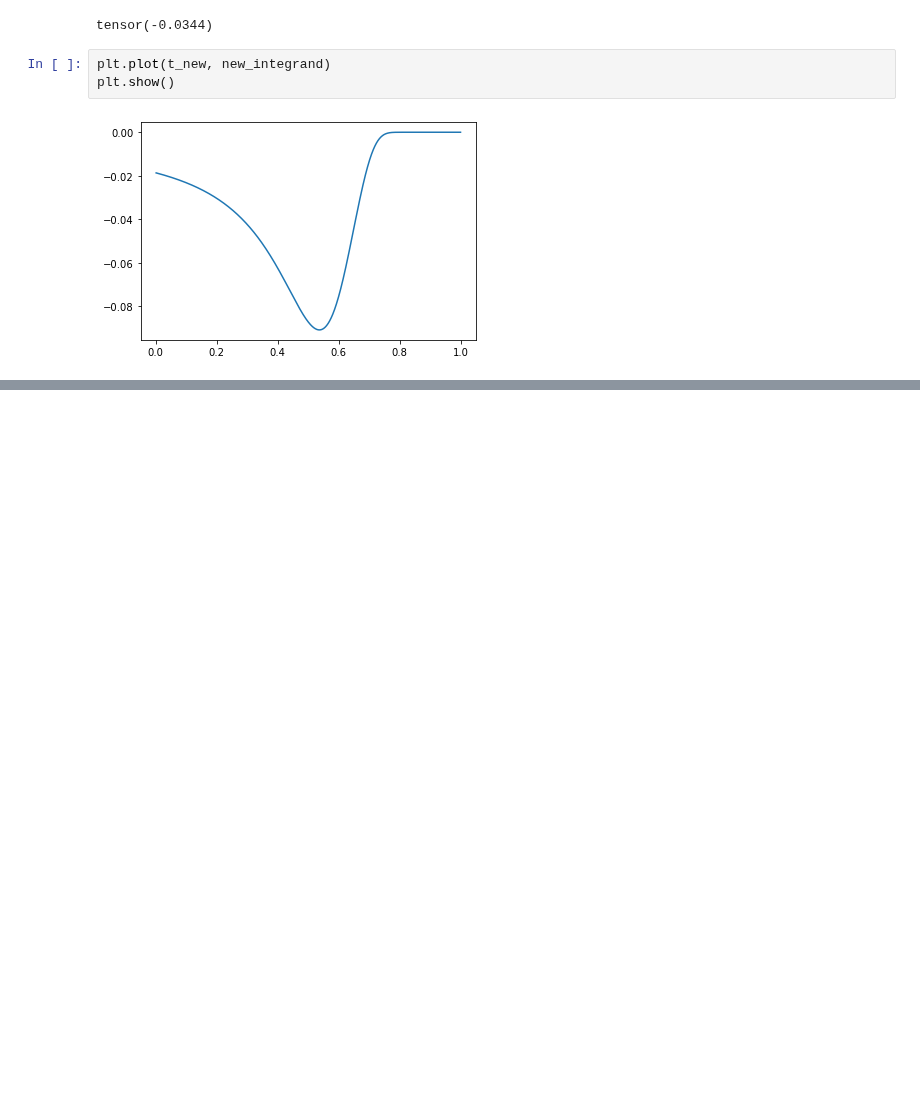
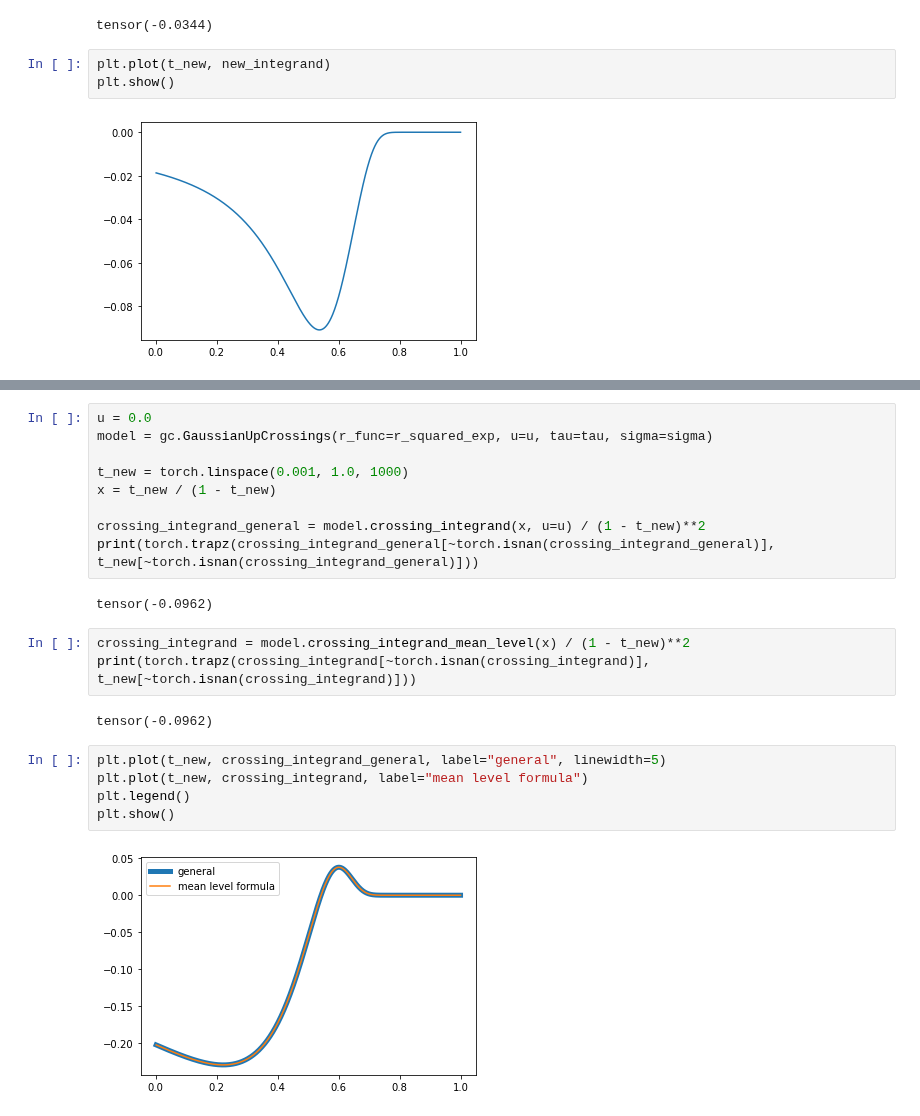
Before and after one commit to shivangrawat/gaussian-crossings, a Jupyter notebook: examples/test.ipynb, the cells around one changed output, grey strips where cells are left out. Cells and saved outputs as stored; diff of their text form; blank space fills up the shorter version.

```diff
--- a/examples/test.ipynb
+++ b/examples/test.ipynb
@@ -180,0 +208,23 @@ plt.show()
+# %%
+u = 0.0
+model = gc.GaussianUpCrossings(r_func=r_squared_exp, u=u, tau=tau, sigma=sigma)
+
+t_new = torch.linspace(0.001, 1.0, 1000)
+x = t_new / (1 - t_new)
+
+crossing_integrand_general = model.crossing_integrand(x, u=u) / (1 - t_new)**2
+print(torch.trapz(crossing_integrand_general[~torch.isnan(crossing_integrand_general)], t_new[~torch.isnan(crossing_integrand_general)]))
+# %% [output]
+tensor(-0.0962)
+# %%
+crossing_integrand = model.crossing_integrand_mean_level(x) / (1 - t_new)**2
+print(torch.trapz(crossing_integrand[~torch.isnan(crossing_integrand)], t_new[~torch.isnan(crossing_integrand)]))
+# %% [output]
+tensor(-0.0962)
+# %%
+plt.plot(t_new, crossing_integrand_general, label="general", linewidth=5)
+plt.plot(t_new, crossing_integrand, label="mean level formula")
+plt.legend()
+plt.show()
+# %% [output]
+[figure, added]
```
Also changed, not shown: parts of 6 cells of this notebook, 1 other file.
